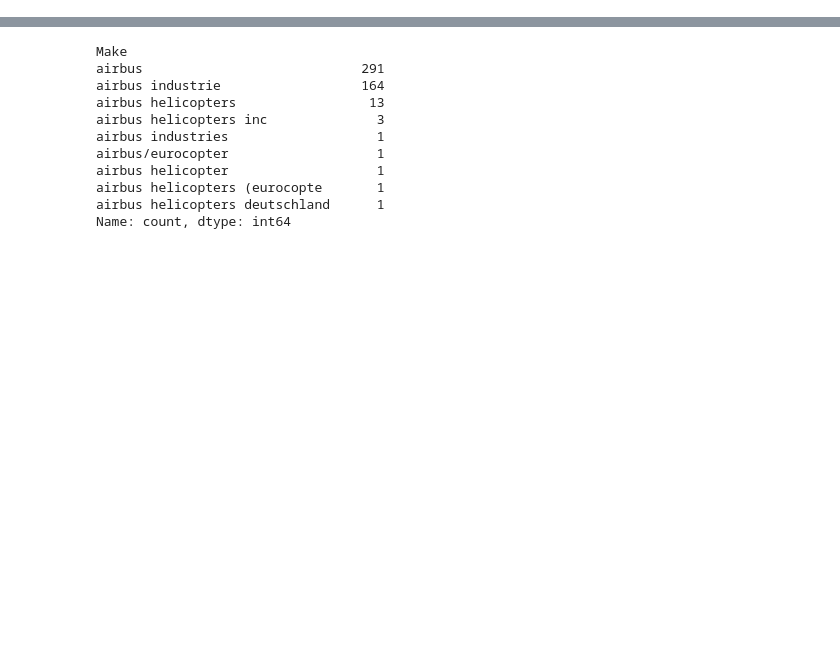
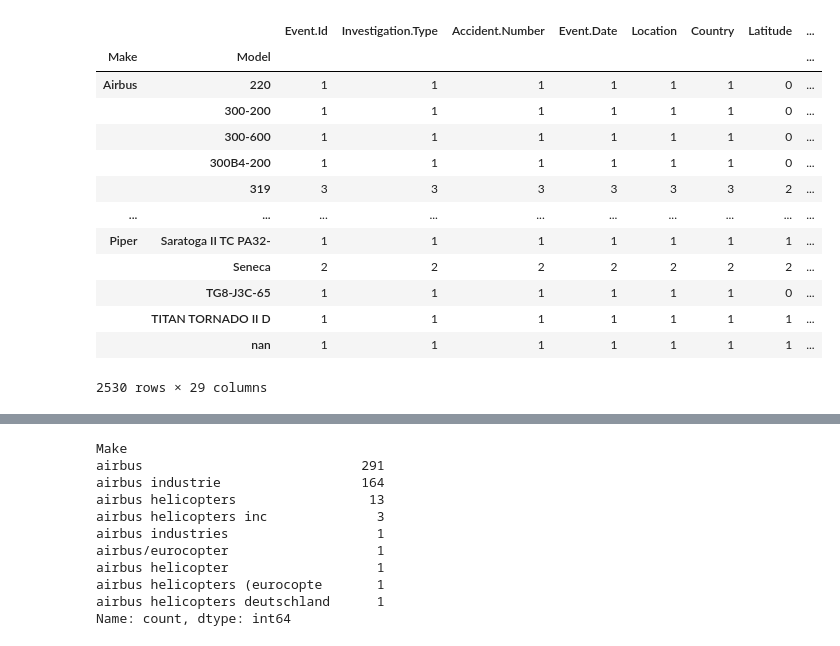
Before and after one commit to jgoett2/AirplaneRecommendations, a Jupyter notebook: AirplaneAnalysis.ipynb, the cells around one changed output, grey strips where cells are left out. Saved outputs shown, nothing was run; the diff lists cells and outputs as text; code cells hidden in the pictures; blank space fills up the shorter version.

```diff
--- a/AirplaneAnalysis.ipynb
+++ b/AirplaneAnalysis.ipynb
@@ -18,0 +5,16 @@ Name: count, Length: 8237, dtype: int64
+# %%
+pd.options.display.max_rows = 100
+# %%
+def normalize(name, normalized_names):
+    for x in list(normalized_names.keys()):
+        if x.lower() in str(name).lower():
+            return normalized_names[x]
+    return name
+
+manufacturers = {"Boeing":"Boeing", "Airbus":"Airbus", "Comac":"Comac", "Embraer":"Embraer",
+                 "Havilland":"de Havilland", "Britten":"Britten-Norman", "Evektor":"Evektor",
+                 "Cessna":"Cessna", "Texas Aircraft":"Texas Aircraft", "Piper":"Piper",
+                 "Cubcrafters":"Cubcrafters","Beechcraft":"Beechcraft","Diamond":"Diamond",
+                 "Cirrus":"Cirrus","Bombardier":"Bombardier"}
+
+df["Make"]=df["Make"].map(lambda x:normalize(x,manufacturers))
@@ -18,0 +25,17 @@ Name: count, Length: 8237, dtype: int64
+# %%
+df.groupby(["Make","Model"]).count()
+# %% [output]
+|  |  | Event.Id | Investigation.Type | Accident.Number | Event.Date | Location | Country | Latitude | ... |
+| Make | Model |  |  |  |  |  |  |  | ... |
+| Airbus | 220 | 1 | 1 | 1 | 1 | 1 | 1 | 0 | ... |
+|  | 300-200 | 1 | 1 | 1 | 1 | 1 | 1 | 0 | ... |
+|  | 300-600 | 1 | 1 | 1 | 1 | 1 | 1 | 0 | ... |
+|  | 300B4-200 | 1 | 1 | 1 | 1 | 1 | 1 | 0 | ... |
+|  | 319 | 3 | 3 | 3 | 3 | 3 | 3 | 2 | ... |
+| ... | ... | ... | ... | ... | ... | ... | ... | ... | ... |
+| Piper | Saratoga II TC PA32- | 1 | 1 | 1 | 1 | 1 | 1 | 1 | ... |
+|  | Seneca | 2 | 2 | 2 | 2 | 2 | 2 | 2 | ... |
+|  | TG8-J3C-65 | 1 | 1 | 1 | 1 | 1 | 1 | 0 | ... |
+|  | TITAN TORNADO II D | 1 | 1 | 1 | 1 | 1 | 1 | 1 | ... |
+|  | nan | 1 | 1 | 1 | 1 | 1 | 1 | 1 | ... |
+2530 rows × 29 columns
```
Also changed, not shown: parts of 15 cells of this notebook.
